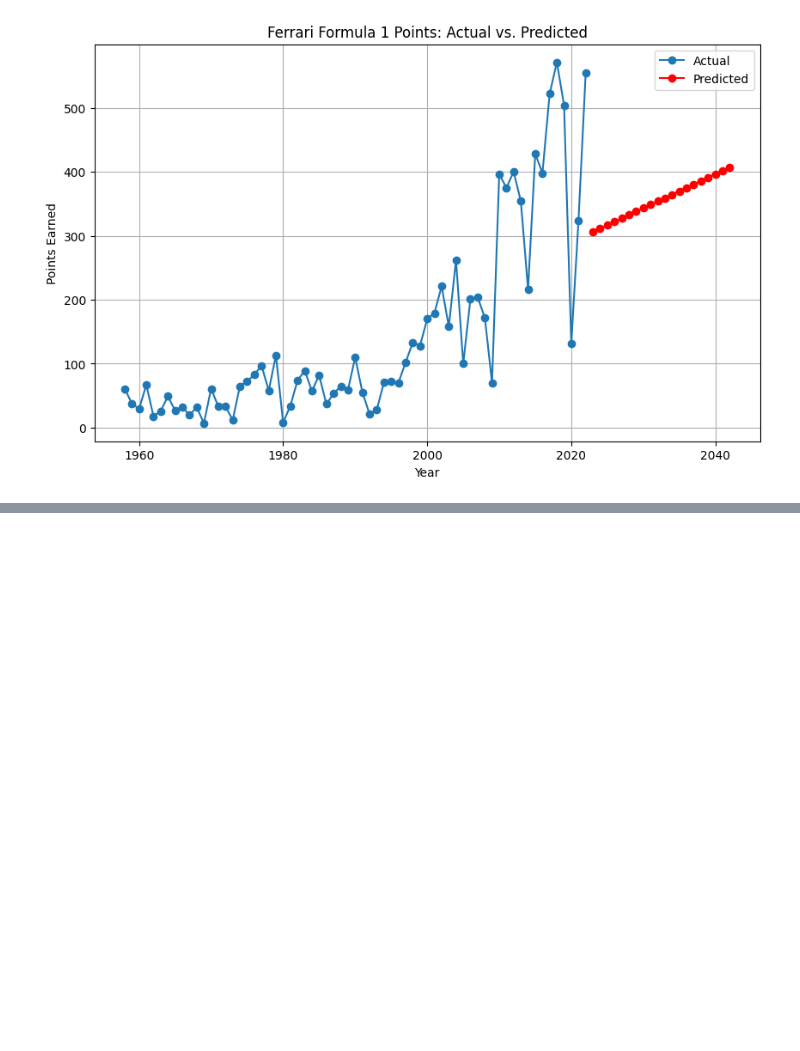
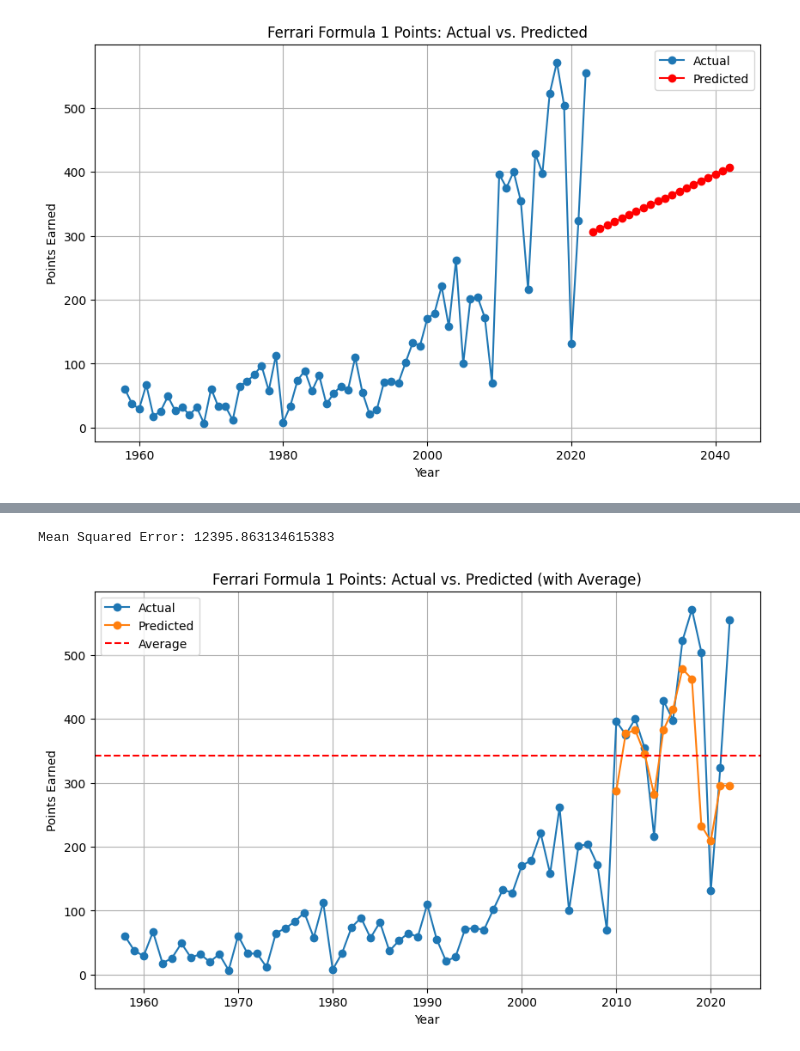
Before and after one commit to mjpcpu/Data-Sci-F1, a Jupyter notebook: Ferrari_Data_Main_MAIN.ipynb, the cells around one changed output, grey strips where cells are left out. Saved outputs shown, nothing was run; the diff lists cells and outputs as text; code cells hidden in the pictures; blank space fills up the shorter version.

```diff
--- a/Ferrari_Data_Main_MAIN.ipynb
+++ b/Ferrari_Data_Main_MAIN.ipynb
@@ -188,0 +331,58 @@ Year: 2042, Predicted Points: 407.2387269303217
+# %%
+import pandas as pd
+import numpy as np
+import matplotlib.pyplot as plt
+from sklearn.ensemble import RandomForestRegressor
+from sklearn.model_selection import train_test_split
+from sklearn.metrics import mean_squared_error
+
+constructor_results = pd.read_csv('constructor_results.csv')
+constructor_standings = pd.read_csv('constructor_standings.csv')
+constructors = pd.read_csv('constructors.csv')
+races = pd.read_csv('races.csv')
+
+
+#use avergae, do rfr to do 10-22/see avg?
+
+ferrari_constructor_id = constructors[constructors['name'] == 'Ferrari']['constructorId'].values[0]
+
+merged_data = pd.merge(constructor_results, constructor_standings, on=['constructorId', 'raceId'])
+
+merged_data = pd.merge(merged_data, races[['raceId', 'year']], on='raceId')
+
+ferrari_data = merged_data[merged_data['constructorId'] == ferrari_constructor_id]
+
+ferrari_points_by_year = ferrari_data.groupby('year')['points_x'].sum().reset_index()
+
+X = ferrari_points_by_year['year'].values.reshape(-1, 1)
+y = ferrari_points_by_year['points_x'].values
+
+model = RandomForestRegressor()
+
+X_train, X_test, y_train, y_test = train_test_split(X, y, test_size=0.2, random_state=42)
+
+model.fit(X_train, y_train)
+
+y_pred = model.predict(X_test)
+
+mse = mean_squared_error(y_test, y_pred)
+print(f"Mean Squared Error: {mse}")
+
+future_years = np.arange(2010, 2023).reshape(-1, 1)
+future_predictions = model.predict(future_years)
+
+average_predictions = np.mean(future_predictions)
+
+plt.figure(figsize=(10, 6))
+plt.plot(ferrari_points_by_year['year'], ferrari_points_by_year['points_x'], marker='o', label='Actual')
+plt.plot(range(2010, 2023), future_predictions, marker='o', label='Predicted')
+plt.axhline(y=average_predictions, color='r', linestyle='--', label='Average')
+plt.xlabel('Year')
+plt.ylabel('Points Earned')
+plt.title('Ferrari Formula 1 Points: Actual vs. Predicted (with Average)')
+plt.legend()
+plt.grid(True)
+plt.show()
+# %% [output]
+Mean Squared Error: 12395.863134615383
+[figure, added]
```
Also changed, not shown: parts of 5 cells of this notebook.
